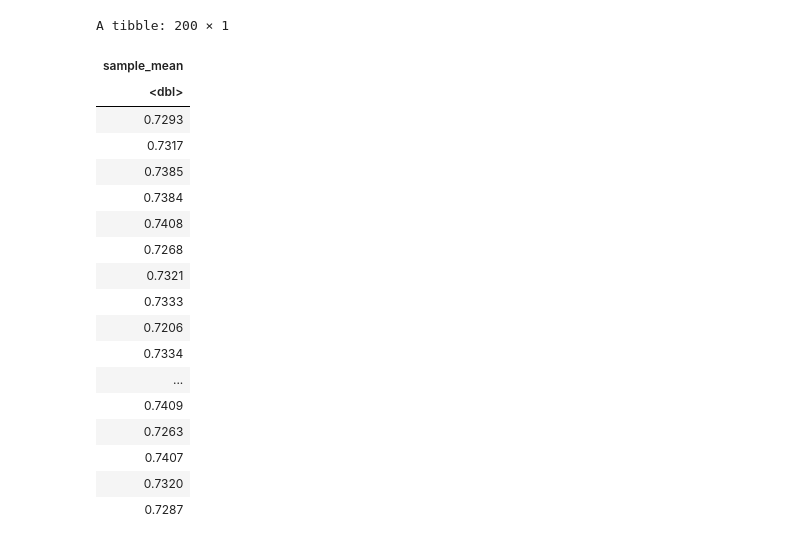
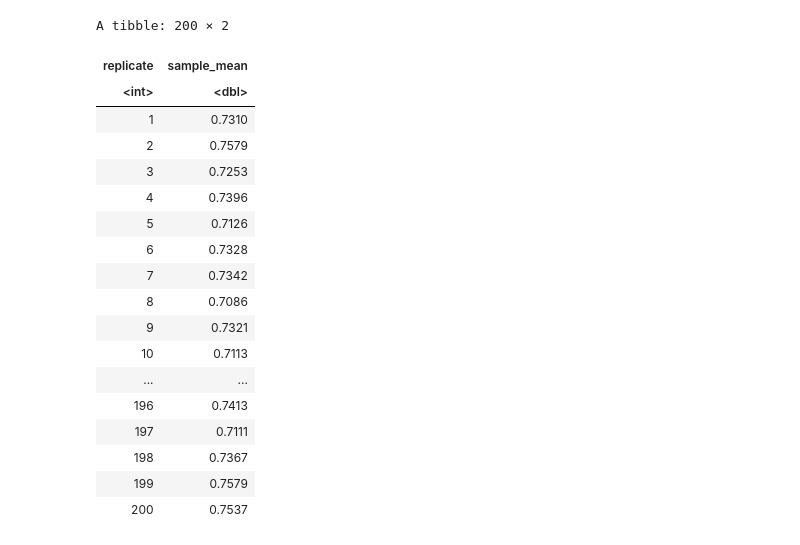
Before and after one commit to yuwangy/alzheimer_analysis, a Jupyter notebook: Project Proposal.ipynb, the cells around one changed output. Drawn from its saved outputs; the diff is of its cells as text; code cells hidden in the pictures.

Commit message:
generate bootstrap samples

```diff
--- a/Project Proposal.ipynb
+++ b/Project Proposal.ipynb
@@ -64,33 +64,39 @@ A tibble: 6 × 15
 | OAS2_0002 | OAS2_0002_MR3 | Demented | 3 | 1895 | M | R | 80 | 12 | NA | 22 | 0.5 | ... |
 | OAS2_0004 | OAS2_0004_MR1 | Nondemented | 1 | 0 | F | R | 88 | 18 | 3 | 28 | 0.0 | ... |
 # %%
+# select alzheimer type and brain volume columns from alzheimer dataset
+# demented: diagnosed with dementia
+# undemented: not diagnosed with dementia, may be used as a control group in the study
+# converted: initially didn't have dementia but developed it over the course of the study
+
 nwvb <- data_alzheimer |>
 select(Group, nWBV)
+
+# generate bootstrapping samples and calculate sample means for brain volume
 
 nwvb_sample <- nwvb |>
 rep_sample_n(size = 10, reps = 200, replace = T) |>
 group_by(replicate) |>
-summarize(sample_mean = mean(nWBV)) |>
-select(sample_mean)
+summarize(sample_mean = mean(nWBV))
 
 nwvb_sample
 # %% [output]
-A tibble: 200 × 1
+A tibble: 200 × 2
-| sample_mean |
-| <dbl> |
-| 0.7293 |
-| 0.7317 |
-| 0.7385 |
-| 0.7384 |
-| 0.7408 |
-| 0.7268 |
-| 0.7321 |
-| 0.7333 |
-| 0.7206 |
-| 0.7334 |
-| ... |
-| 0.7409 |
-| 0.7263 |
-| 0.7407 |
-| 0.7320 |
-| 0.7287 |
+| replicate | sample_mean |
+| <int> | <dbl> |
+| 1 | 0.7310 |
+| 2 | 0.7579 |
+| 3 | 0.7253 |
+| 4 | 0.7396 |
+| 5 | 0.7126 |
+| 6 | 0.7328 |
+| 7 | 0.7342 |
+| 8 | 0.7086 |
+| 9 | 0.7321 |
+| 10 | 0.7113 |
+| ... | ... |
+| 196 | 0.7413 |
+| 197 | 0.7111 |
+| 198 | 0.7367 |
+| 199 | 0.7579 |
+| 200 | 0.7537 |
```
Also changed, not shown: parts of 1 cell of this notebook.
